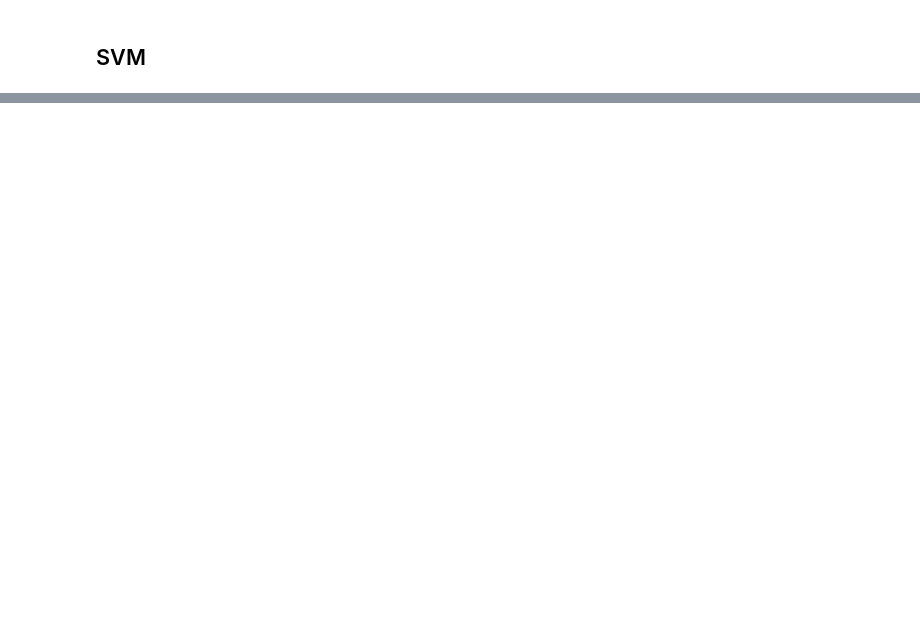
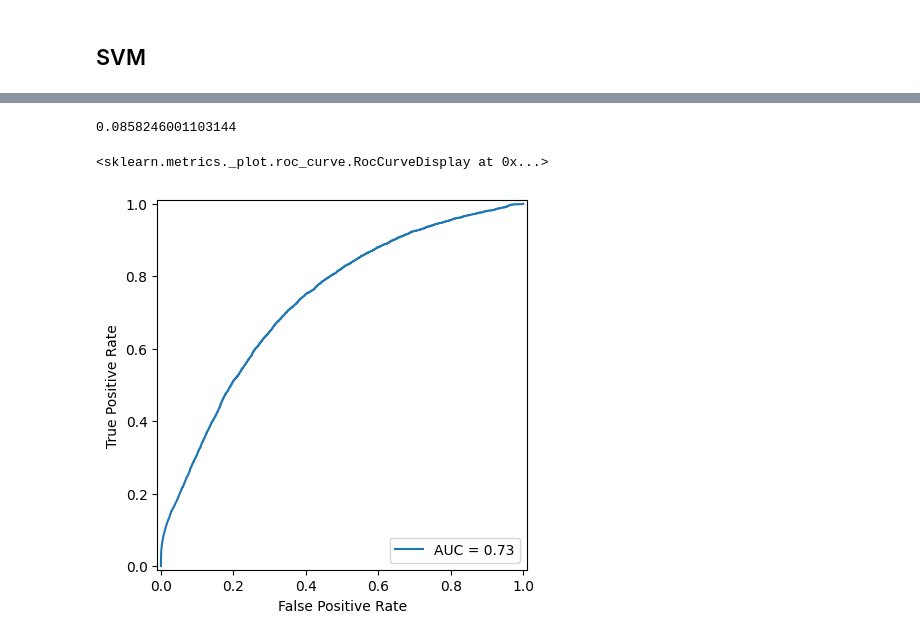
Before and after one commit to marinoo3/Bank-Imbalanced, a Jupyter notebook: notebooks/03_build.ipynb, the cells around one changed output, grey strips where cells are left out. Cells and saved outputs as stored; diff of their text form; code cells hidden in the pictures; blank space fills up the shorter version.

```diff
--- a/notebooks/03_build.ipynb
+++ b/notebooks/03_build.ipynb
@@ -168,0 +174,3 @@ Calibrating the affectation threeshold only slightly improved the f1-score. The
+# %%
+svm_clf = SVC(verbose=True)
+svm_clf.fit(X_train, y_train)
@@ -168,0 +210,18 @@ Calibrating the affectation threeshold only slightly improved the f1-score. The
+# %%
+X_train, X_valid, y_train, y_valid = train_test_split(
+    X_train, y_train, test_size=0.2, stratify=y_train
+)
+# %%
+xgb_clf = XGBClassifier(
+    tree_method="hist",
+    objective='binary:logistic',
+    early_stopping_rounds=50,
+    n_jobs=-1
+)
+
+xgb_clf.fit(
+    X_train,
+    y_train,
+    eval_set=[(X_valid, y_valid)],
+    verbose=True
+)
@@ -168,0 +259,17 @@ Calibrating the affectation threeshold only slightly improved the f1-score. The
+# %%
+f1_score(y_test, y_pred, pos_label=1)
+# %% [output]
+0.0858246001103144
+# %%
+y_proba = xgb_clf.predict_proba(X_test)
+# %%
+fpr, tpr, threshold = roc_curve(y_test, y_proba[:,1], pos_label=1)
+roc_auc = auc(fpr, tpr)
+RocCurveDisplay(
+    fpr=fpr,
+    tpr=tpr,
+    roc_auc=roc_auc
+).plot()
+# %% [output]
+<sklearn.metrics._plot.roc_curve.RocCurveDisplay at 0x...>
+[figure, added]
```
Also changed, not shown: parts of 45 cells of this notebook.
